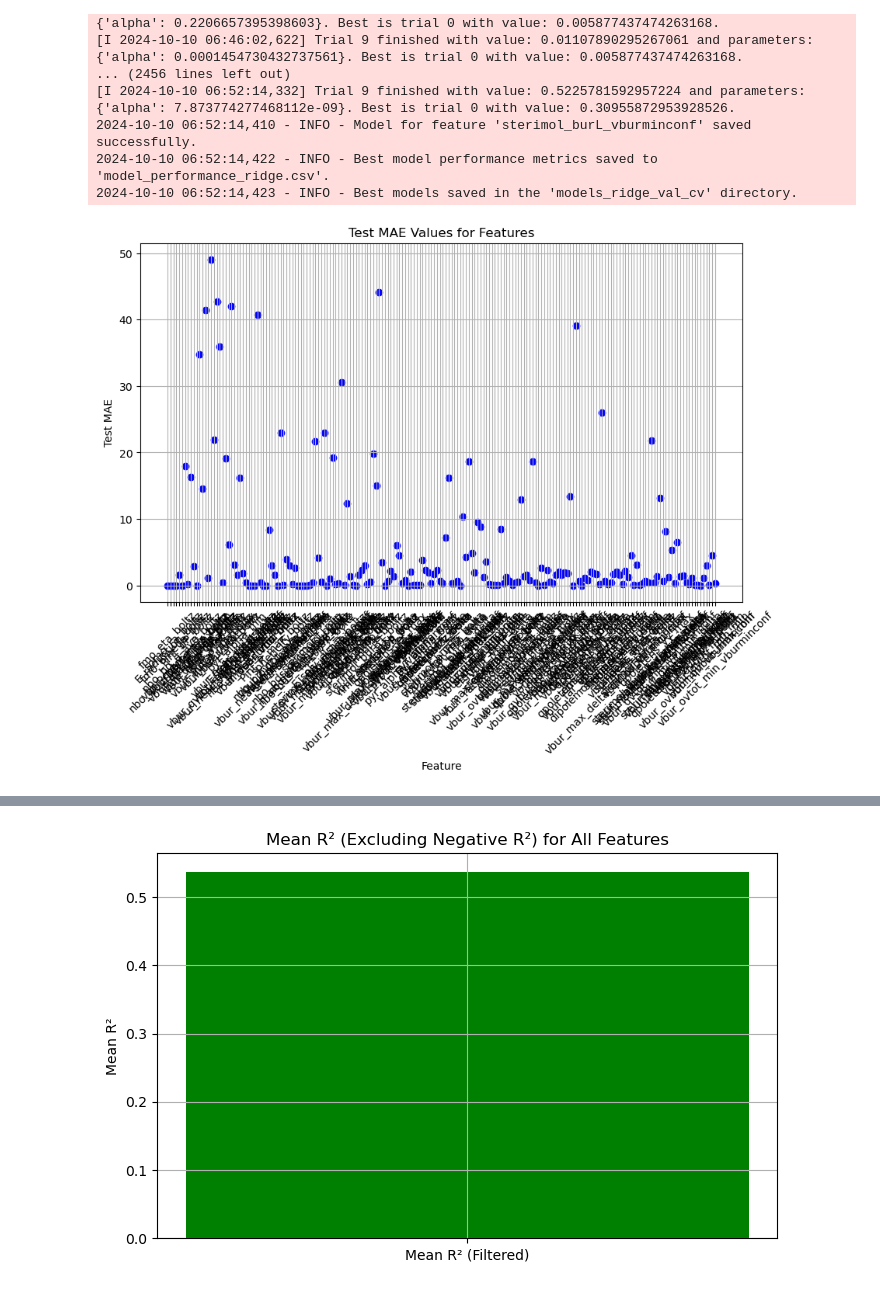
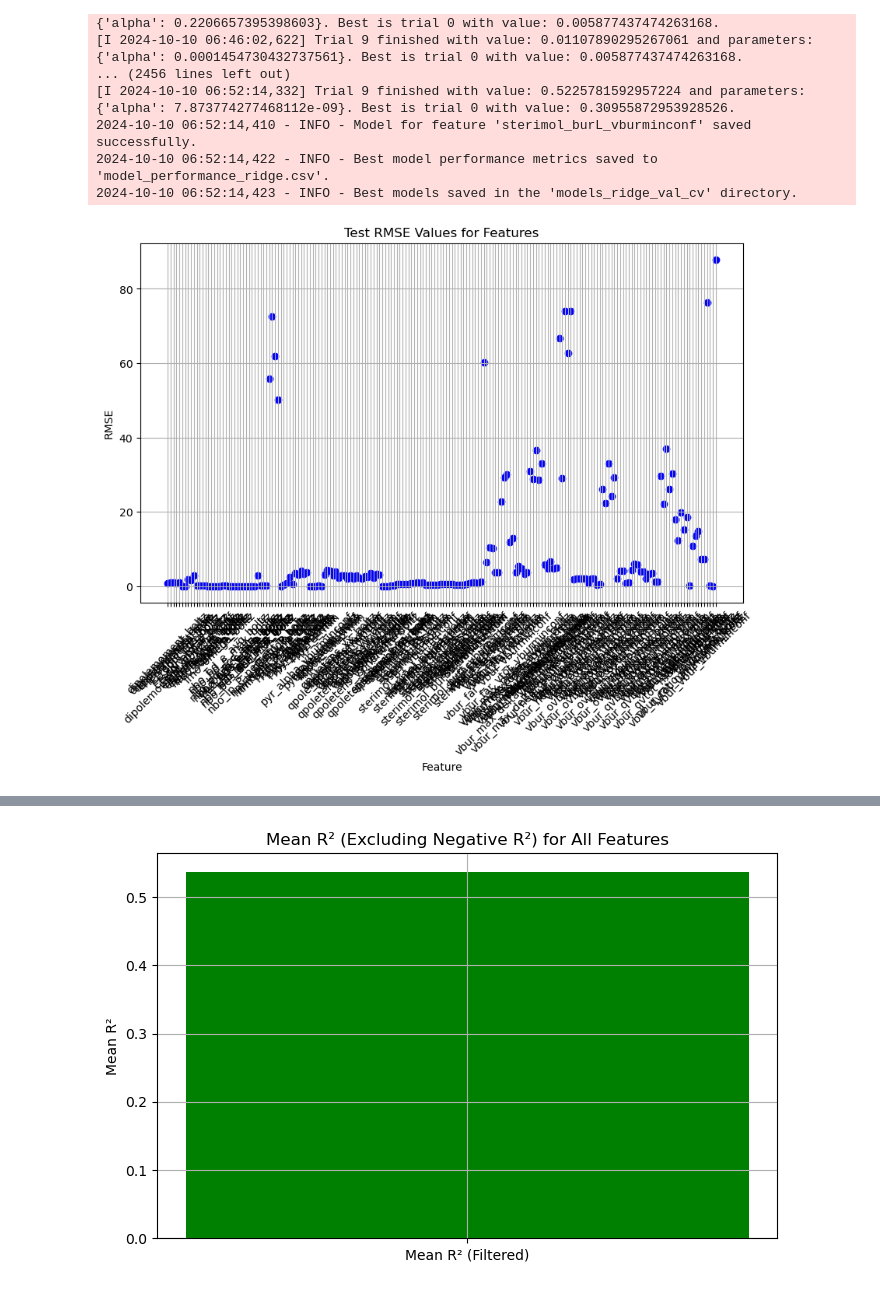
Before and after one commit to alphago1234/Cross-Electrophile-Coupling, a Jupyter notebook: Model/Ridge.ipynb, the cells around one changed output, grey strips where cells are left out. Cells and saved outputs as stored; diff of their text form; code cells hidden in the pictures.

```diff
--- a/Model/Ridge.ipynb
+++ b/Model/Ridge.ipynb
@@ -324,21 +324,21 @@ logging.info("Best models saved in the 'models_ridge_val_cv' directory.")
 # %%
 import pandas as pd
 import matplotlib.pyplot as plt
 
 # Load your CSV file
-data = pd.read_csv('model_performance_ridge.csv')
+data = pd.read_csv('model_performance_ridge_new.csv')
 
 # Scatter plot for RMSE
 plt.figure(figsize=(10, 6))
-plt.scatter(data['Feature'], data['Test MAE'], color='blue')
-plt.title('Test MAE Values for Features')
+plt.scatter(data['Feature'], data['RMSE'], color='blue')
+plt.title('Test RMSE Values for Features')
 plt.xlabel('Feature')
-plt.ylabel('Test MAE')
+plt.ylabel('RMSE')
 plt.xticks(rotation=45)
 plt.grid()
 plt.show()
 # %% [output]
-[figure, old version]
+[figure, new version]
 # %%
 data.head()
 # %% [output]
```
Also changed, not shown: parts of 3 cells of this notebook.
